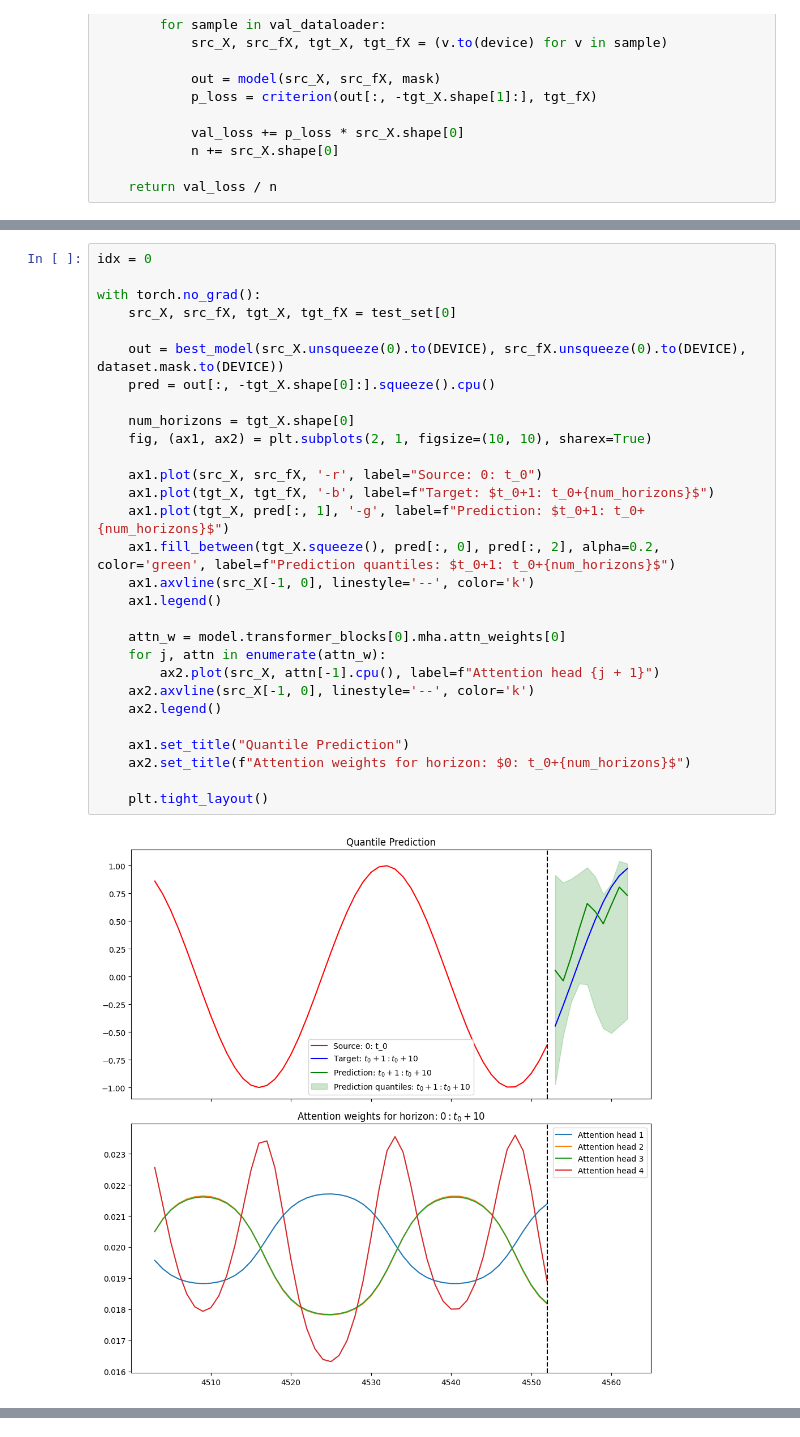
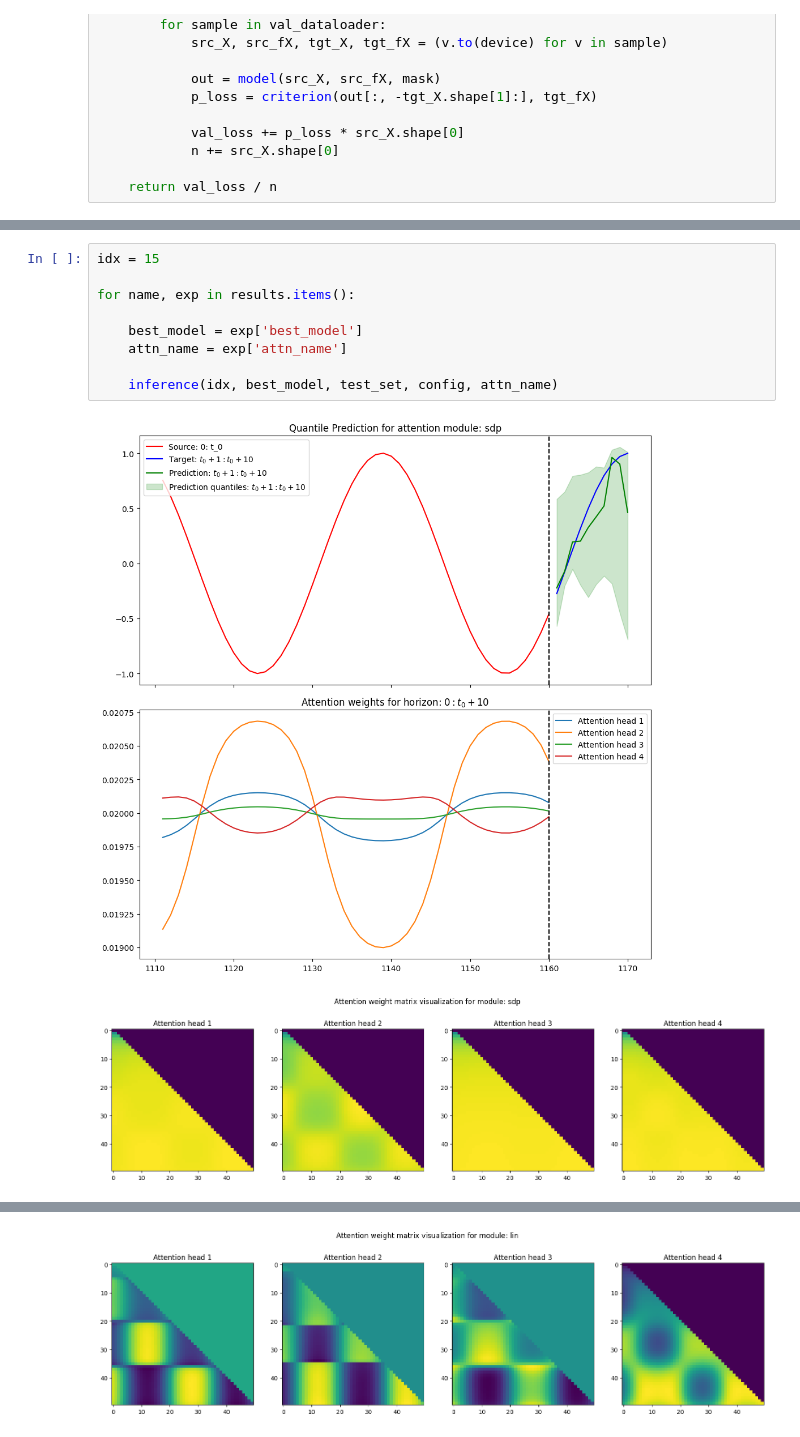
Before and after one commit to Janko-dev/kernel_attention_TFT, a Jupyter notebook: test.ipynb, the cells around one changed output, grey strips where cells are left out. Cells and saved outputs as stored; diff of their text form.

```diff
--- a/test.ipynb
+++ b/test.ipynb
@@ -190,31 +299,12 @@ plt.tight_layout()
 # %%
-idx = 0
+idx = 15
 
-with torch.no_grad():
-    src_X, src_fX, tgt_X, tgt_fX = test_set[0]
+for name, exp in results.items():
 
-    out = best_model(src_X.unsqueeze(0).to(DEVICE), src_fX.unsqueeze(0).to(DEVICE), dataset.mask.to(DEVICE))
-    pred = out[:, -tgt_X.shape[0]:].squeeze().cpu()
+    best_model = exp['best_model']
+    attn_name = exp['attn_name']
 
-    num_horizons = tgt_X.shape[0]
-    fig, (ax1, ax2) = plt.subplots(2, 1, figsize=(10, 10), sharex=True)
-
-    ax1.plot(src_X, src_fX, '-r', label="Source: 0: t_0")
-    ax1.plot(tgt_X, tgt_fX, '-b', label=f"Target: $t_0+1: t_0+{num_horizons}$")
-    ax1.plot(tgt_X, pred[:, 1], '-g', label=f"Prediction: $t_0+1: t_0+{num_horizons}$")
-    ax1.fill_between(tgt_X.squeeze(), pred[:, 0], pred[:, 2], alpha=0.2, color='green', label=f"Prediction quantiles: $t_0+1: t_0+{num_horizons}$")
-    ax1.axvline(src_X[-1, 0], linestyle='--', color='k')
-    ax1.legend()
-
-    attn_w = model.transformer_blocks[0].mha.attn_weights[0]
-    for j, attn in enumerate(attn_w):
-        ax2.plot(src_X, attn[-1].cpu(), label=f"Attention head {j + 1}")
-    ax2.axvline(src_X[-1, 0], linestyle='--', color='k')
-    ax2.legend()
-
-    ax1.set_title("Quantile Prediction")
-    ax2.set_title(f"Attention weights for horizon: $0: t_0+{num_horizons}$")
-
-    plt.tight_layout()
+    inference(idx, best_model, test_set, config, attn_name)
 # %% [output]
-[figure, old version]
+[figure, new version]
+[figure, added]
@@ -220,0 +312 @@ with torch.no_grad():
+[figure, added]
```
Also changed, not shown: parts of 12 cells of this notebook, 9 other files.
